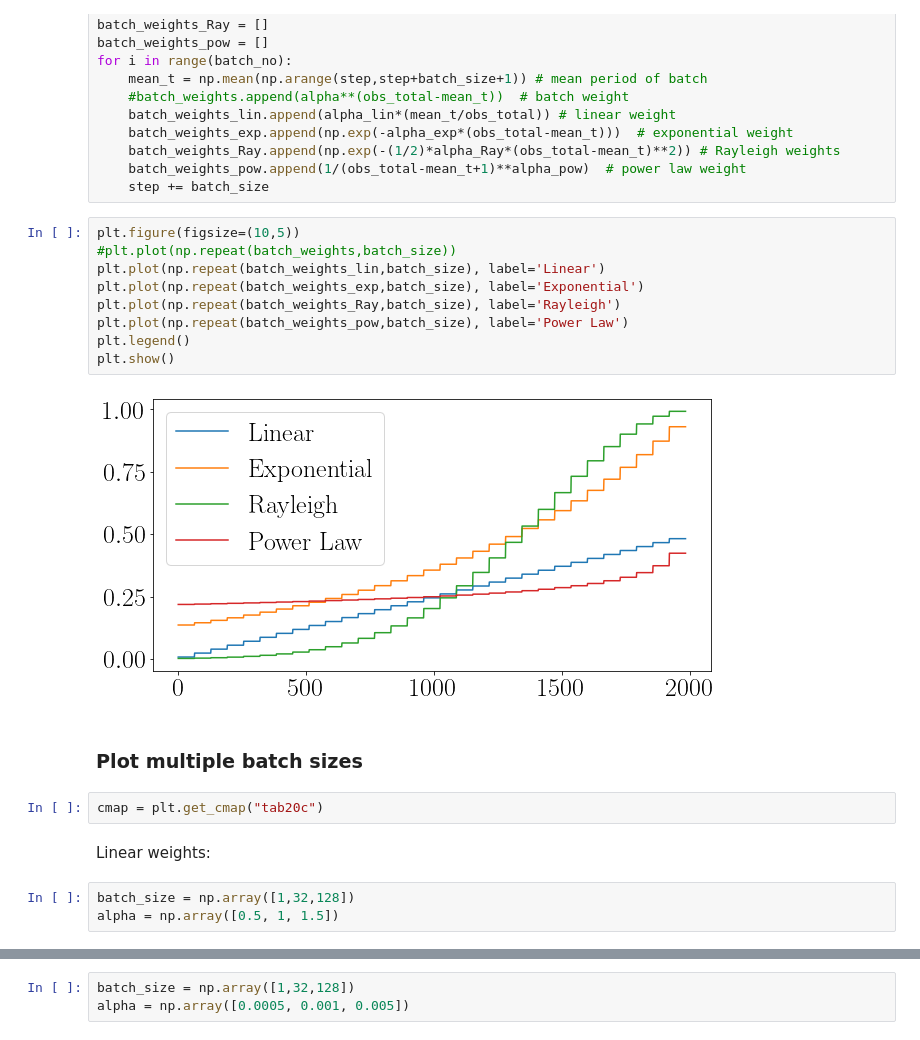
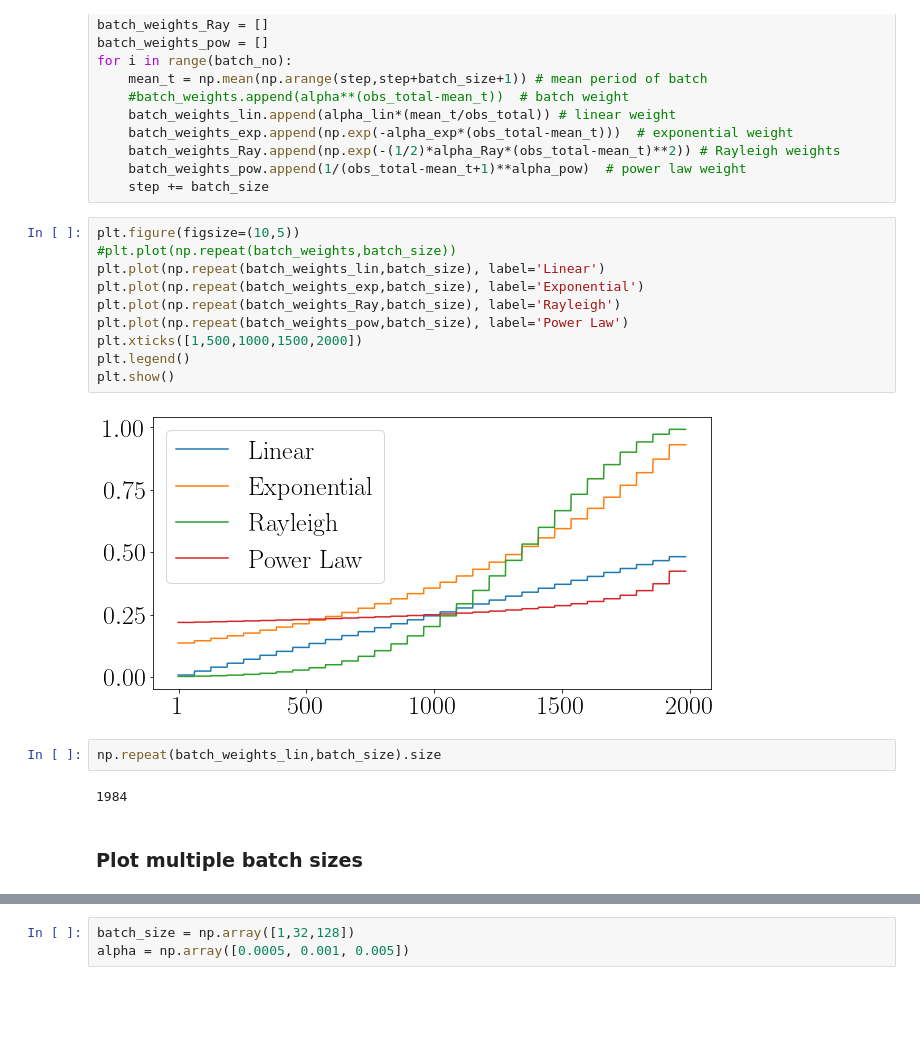
Before and after one commit to johannnamr/Forecasting-Facing-Structural-Breaks-Using-Deep-Sequential-Models, a Jupyter notebook: Code/Plot_WeightedLoss.ipynb, the cells around one changed output, grey strips where cells are left out. Cells and saved outputs as stored; diff of their text form; blank space fills up the shorter version.

```diff
--- a/Code/Plot_WeightedLoss.ipynb
+++ b/Code/Plot_WeightedLoss.ipynb
@@ -77,20 +78,18 @@ for i in range(batch_no):
 # %%
 plt.figure(figsize=(10,5))
 #plt.plot(np.repeat(batch_weights,batch_size))
 plt.plot(np.repeat(batch_weights_lin,batch_size), label='Linear')
 plt.plot(np.repeat(batch_weights_exp,batch_size), label='Exponential')
 plt.plot(np.repeat(batch_weights_Ray,batch_size), label='Rayleigh')
 plt.plot(np.repeat(batch_weights_pow,batch_size), label='Power Law')
+plt.xticks([1,500,1000,1500,2000])
 plt.legend()
 plt.show()
 # %% [output]
-[figure, old version]
+[figure, new version]
+# %%
+np.repeat(batch_weights_lin,batch_size).size
+# %% [output]
+1984
 # %% [markdown]
 ### Plot multiple batch sizes
-# %%
-cmap = plt.get_cmap("tab20c")
-# %% [markdown]
-Linear weights:
-# %%
-batch_size = np.array([1,32,128])
-alpha = np.array([0.5, 1, 1.5])
```
Also changed, not shown: parts of 19 cells of this notebook.
